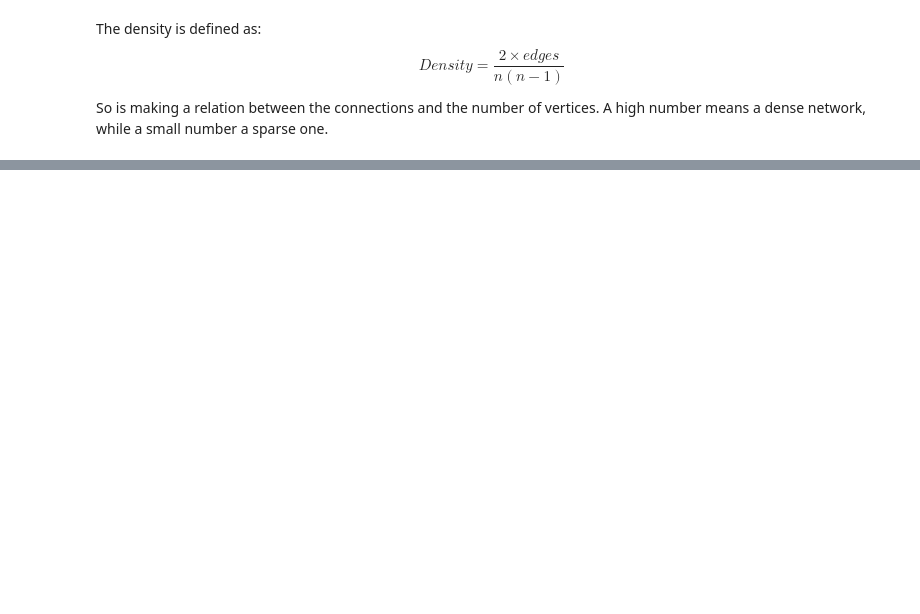
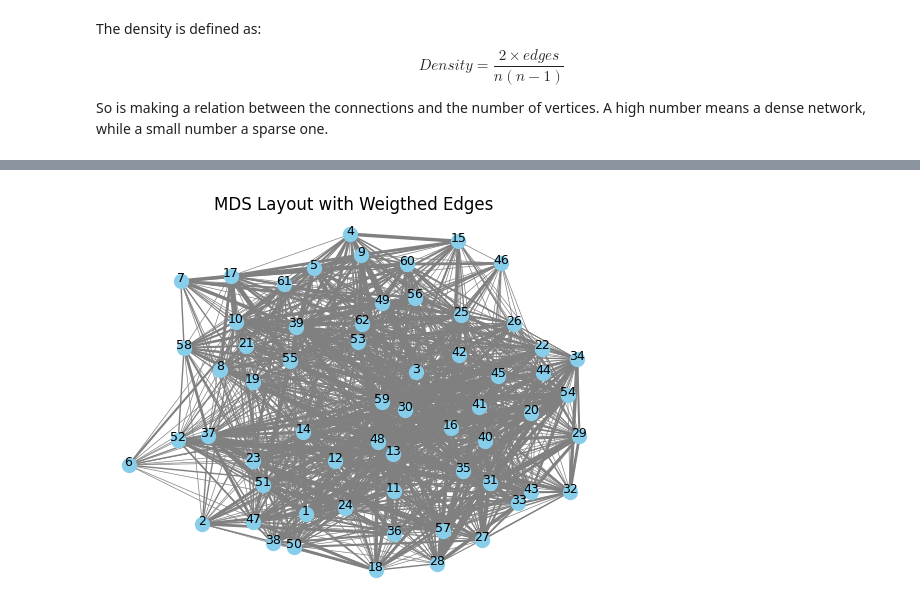
Before and after one commit to DanielLosada/UC3M-NetworkAnalysis, a Jupyter notebook: Assignment.ipynb, the cells around one changed output, grey strips where cells are left out. Saved outputs shown, nothing was run; the diff lists cells and outputs as text; code cells hidden in the pictures; blank space fills up the shorter version.

```diff
--- a/Assignment.ipynb
+++ b/Assignment.ipynb
@@ -414,0 +596,21 @@ else:
+# %%
+# Edges with weights
+for e in g.es:
+    i, j = e.source, e.target
+    x0, y0 = mds_coords[i]
+    x1, y1 = mds_coords[j]
+    weight = e["weight"]
+    plt.plot([x0, x1], [y0, y1], color='gray', linewidth=weight * 0.5)
+
+# Plot nodes
+plt.scatter(mds_coords[:, 0], mds_coords[:, 1], s=100, color='skyblue', zorder=2)
+
+# Add labels
+for i, label in enumerate(g.vs["name"]):
+    plt.text(mds_coords[i, 0], mds_coords[i, 1], label, fontsize=9, ha='center', zorder=3)
+
+plt.title("MDS Layout with Weigthed Edges")
+plt.axis('off')
+plt.show()
+# %% [output]
+[figure, added]
```
Also changed, not shown: parts of 27 cells of this notebook.
